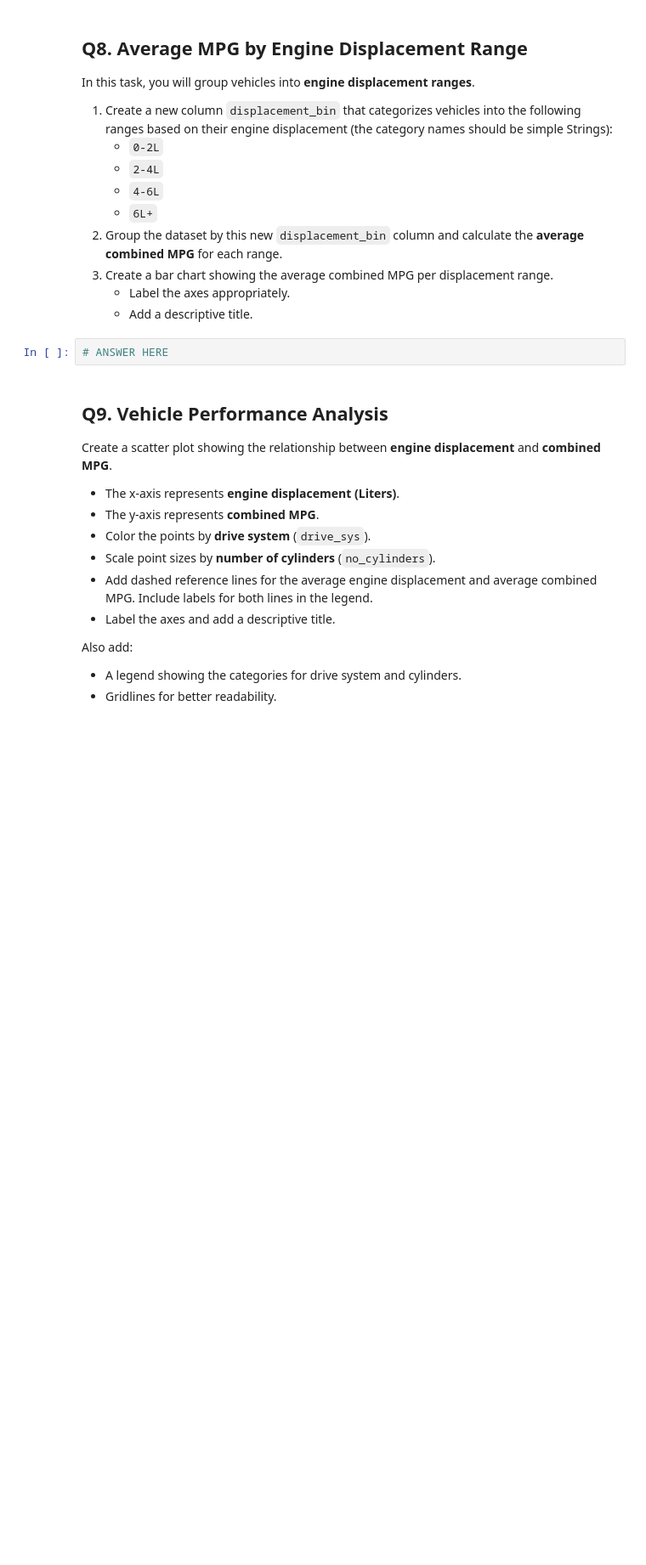
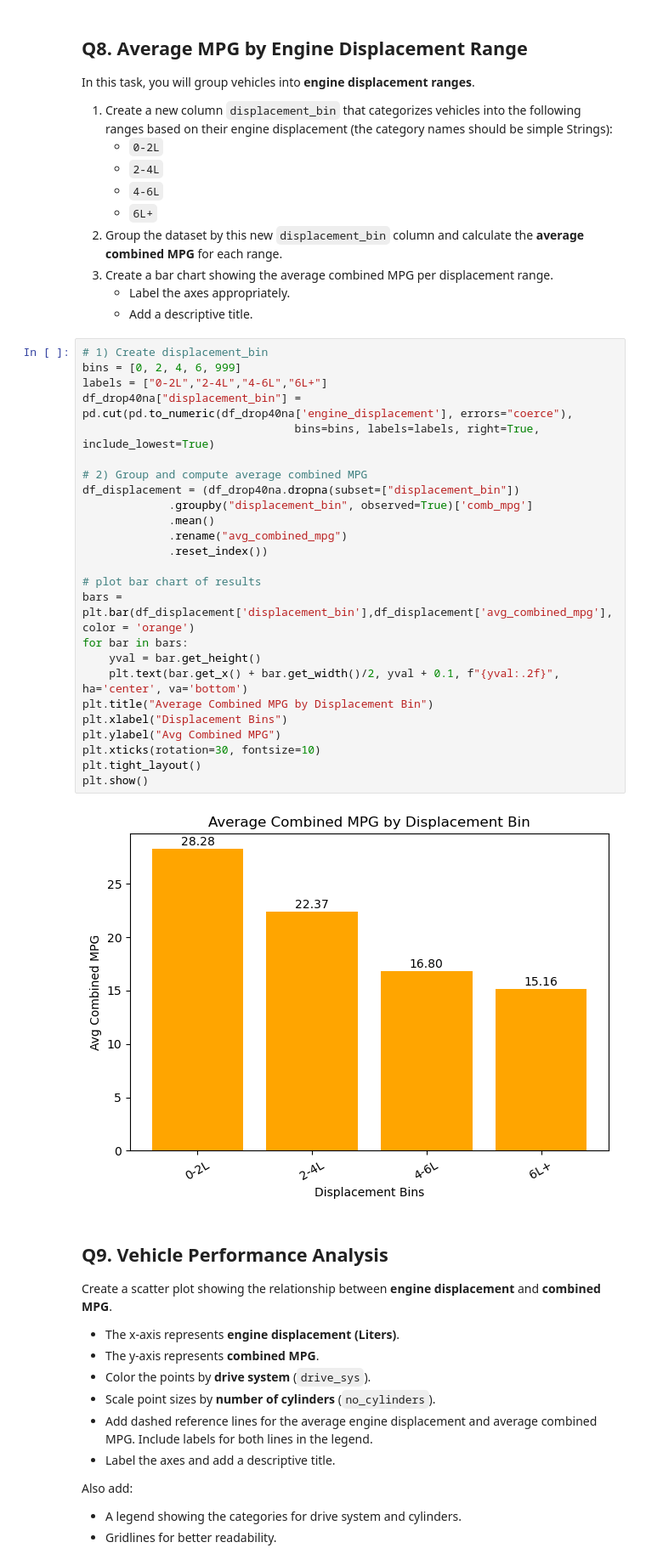
Before and after one commit to bruno-sassi/data_analytics_MSc, a Jupyter notebook: Projects/Python101/Project/PART 3/Assignment_part3.ipynb, the cells around one changed output. Shown at 85% size. Drawn from its saved outputs; the diff is of its cells as text; blank space fills up the shorter version.

```diff
--- a/Projects/Python101/Project/PART 3/Assignment_part3.ipynb
+++ b/Projects/Python101/Project/PART 3/Assignment_part3.ipynb
@@ -259,7 +266,32 @@ In this task, you will group vehicles into **engine displacement ranges**.
    - Label the axes appropriately.
    - Add a descriptive title.
 # %%
-# ANSWER HERE
+# 1) Create displacement_bin
+bins = [0, 2, 4, 6, 999]
+labels = ["0-2L","2-4L","4-6L","6L+"]
+df_drop40na["displacement_bin"] = pd.cut(pd.to_numeric(df_drop40na['engine_displacement'], errors="coerce"),
+                                bins=bins, labels=labels, right=True, include_lowest=True)
+
+# 2) Group and compute average combined MPG
+df_displacement = (df_drop40na.dropna(subset=["displacement_bin"])
+             .groupby("displacement_bin", observed=True)['comb_mpg']
+             .mean()
+             .rename("avg_combined_mpg")
+             .reset_index())
+
+# plot bar chart of results
+bars = plt.bar(df_displacement['displacement_bin'],df_displacement['avg_combined_mpg'], color = 'orange')
+for bar in bars:
+    yval = bar.get_height()
+    plt.text(bar.get_x() + bar.get_width()/2, yval + 0.1, f"{yval:.2f}", ha='center', va='bottom')
+plt.title("Average Combined MPG by Displacement Bin")
+plt.xlabel("Displacement Bins")
+plt.ylabel("Avg Combined MPG")
+plt.xticks(rotation=30, fontsize=10)
+plt.tight_layout()
+plt.show()
+# %% [output]
+[figure, added]
 # %% [markdown]
 ## Q9. Vehicle Performance Analysis
 
```
Also changed, not shown: parts of 6 cells of this notebook, 2 other files.
